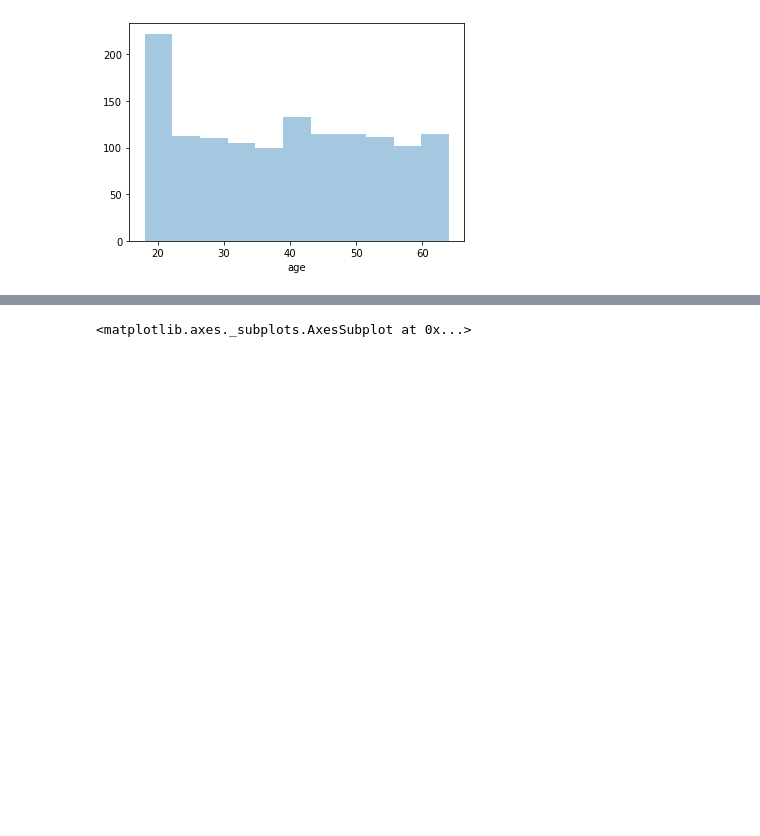
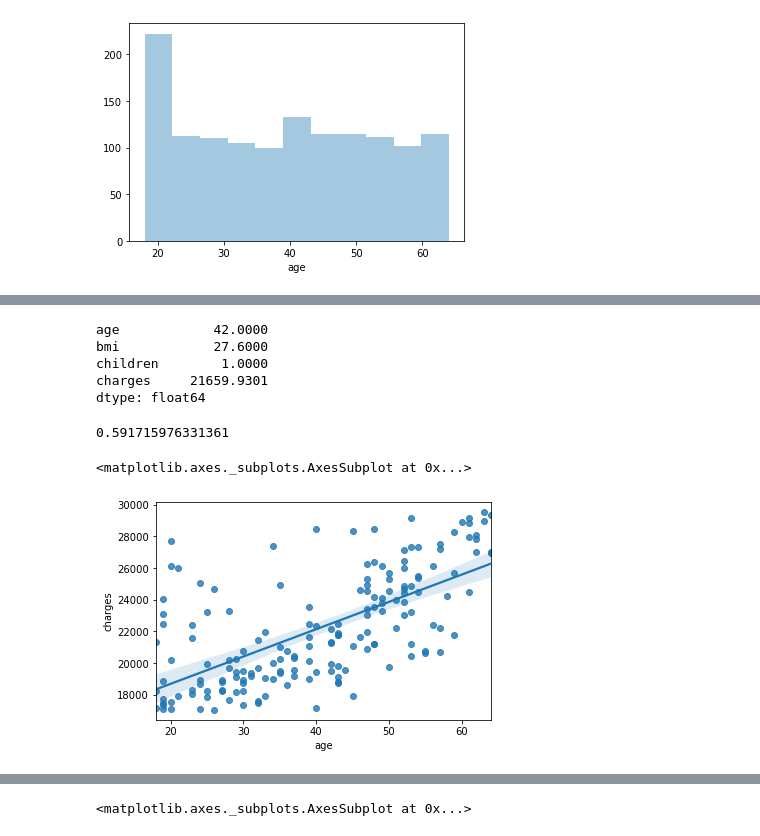
Before and after one commit to or-yitshak/Final-Project-Semster-A, a Jupyter notebook: Regression/insurance regression.ipynb, the cells around one changed output, grey strips where cells are left out. Cells and saved outputs as stored; diff of their text form; code cells hidden in the pictures; blank space fills up the shorter version.

```diff
--- a/Regression/insurance regression.ipynb
+++ b/Regression/insurance regression.ipynb
@@ -111,0 +143,3 @@ sns.relplot(data=df,y='charges',x='bmi')
+# %%
+price2= df[(df['charges']>=17000)&(df['charges']<=30000)]
+price2.head()
@@ -111,0 +162,17 @@ sns.relplot(data=df,y='charges',x='bmi')
+# %%
+price2.median()
+# %% [output]
+age            42.0000
+bmi            27.6000
+children        1.0000
+charges     21659.9301
+dtype: float64
+# %%
+len(price2[price2['smoker']=='yes'])/len(price2)
+# %% [output]
+0.591715976331361
+# %%
+sns.regplot(data=price2,y='charges',x='age')
+# %% [output]
+<matplotlib.axes._subplots.AxesSubplot at 0x...>
+[figure, added]
```
Also changed, not shown: parts of 13 cells of this notebook.
